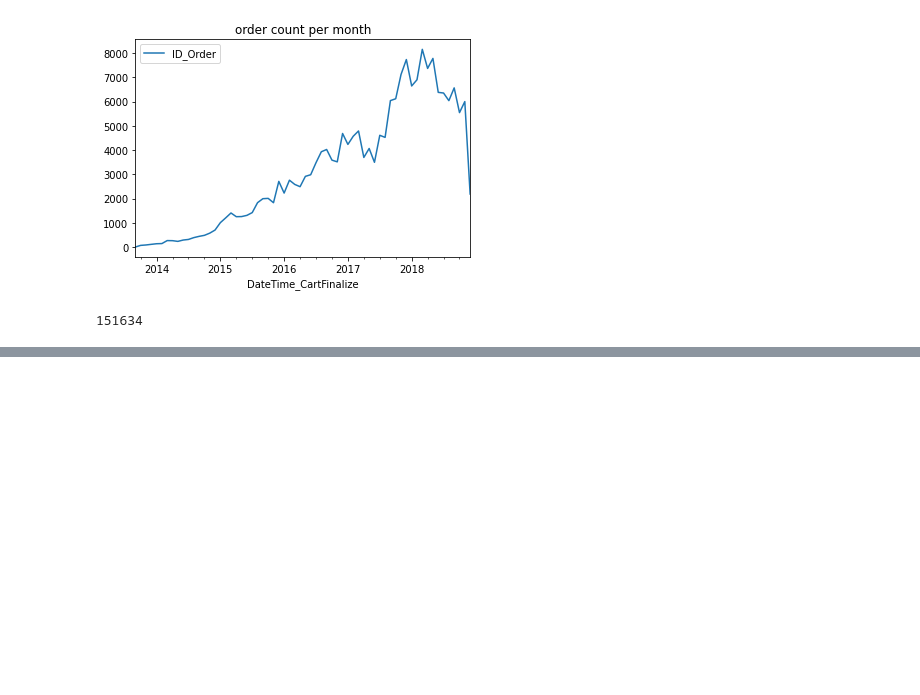
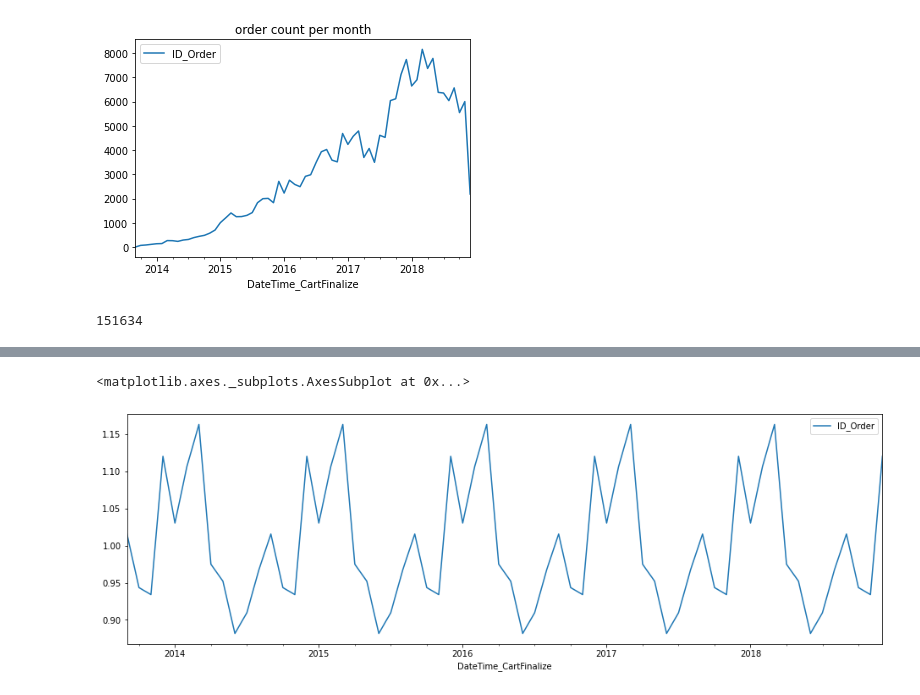
Before and after one commit to MahdiEsrafili/Iran_commercials_analysis, a Jupyter notebook: Digikala_DS/digikala.ipynb, the cells around one changed output, grey strips where cells are left out. Saved outputs shown, nothing was run; the diff lists cells and outputs as text; code cells hidden in the pictures; blank space fills up the shorter version.

```diff
--- a/Digikala_DS/digikala.ipynb
+++ b/Digikala_DS/digikala.ipynb
@@ -593,0 +621,5 @@ new_user_per_month.ID_Customer.sum()
+# %%
+decomp_mult.seasonal.plot(figsize=(16,5))
+# %% [output]
+<matplotlib.axes._subplots.AxesSubplot at 0x...>
+[figure, added]
```
Also changed, not shown: parts of 12 cells of this notebook, 1 other file.
